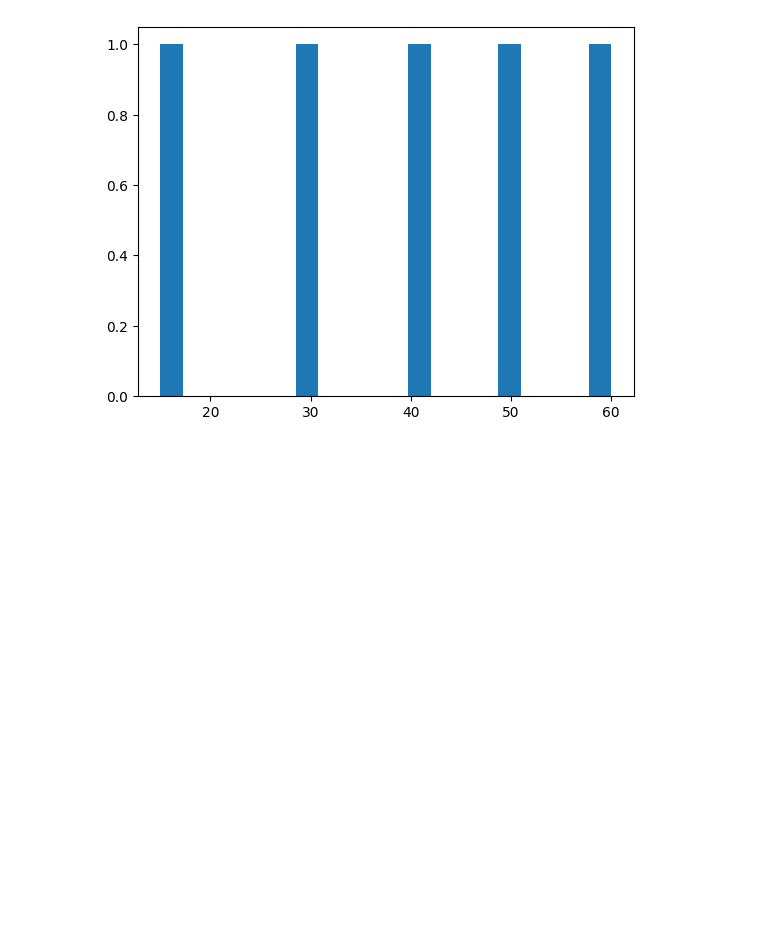
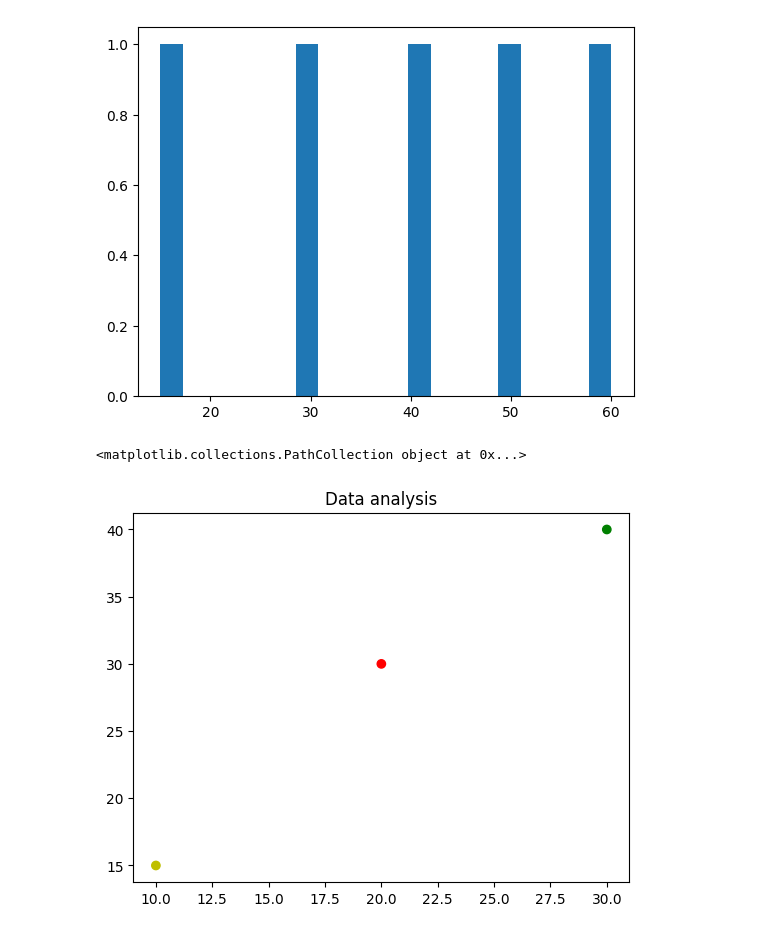
Before and after one commit to RamyaSri2222/Data-Science, a Jupyter notebook: Untitled23.ipynb, the cells around one changed output. Drawn from its saved outputs; the diff is of its cells as text; code cells hidden in the pictures; blank space fills up the shorter version.

```diff
--- a/Untitled23.ipynb
+++ b/Untitled23.ipynb
@@ -33,3 +33,15 @@ print(m)
        35.25, 37.5 , 39.75, 42.  , 44.25, 46.5 , 48.75, 51.  , 53.25,
        55.5 , 57.75, 60.  ]), <BarContainer object of 20 artists>)
 [figure]
+# %%
+import matplotlib.pyplot as plt
+x=[10,20,30]
+y=[15,30,40]
+k=[12,14,16,18,20]
+c=['y','r','g']
+plt.title("Data analysis")
+m=plt.scatter(x,y,label=k,color=c)
+print(m)
+# %% [output]
+<matplotlib.collections.PathCollection object at 0x...>
+[figure, added]
```
